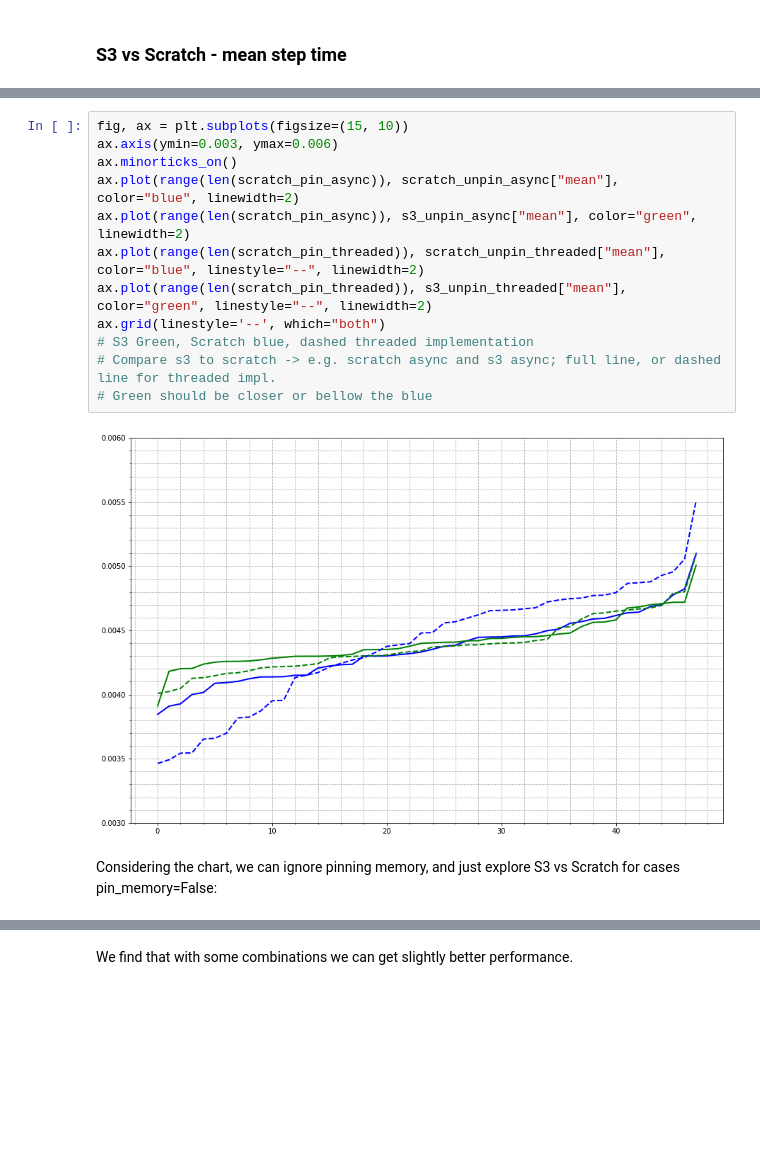
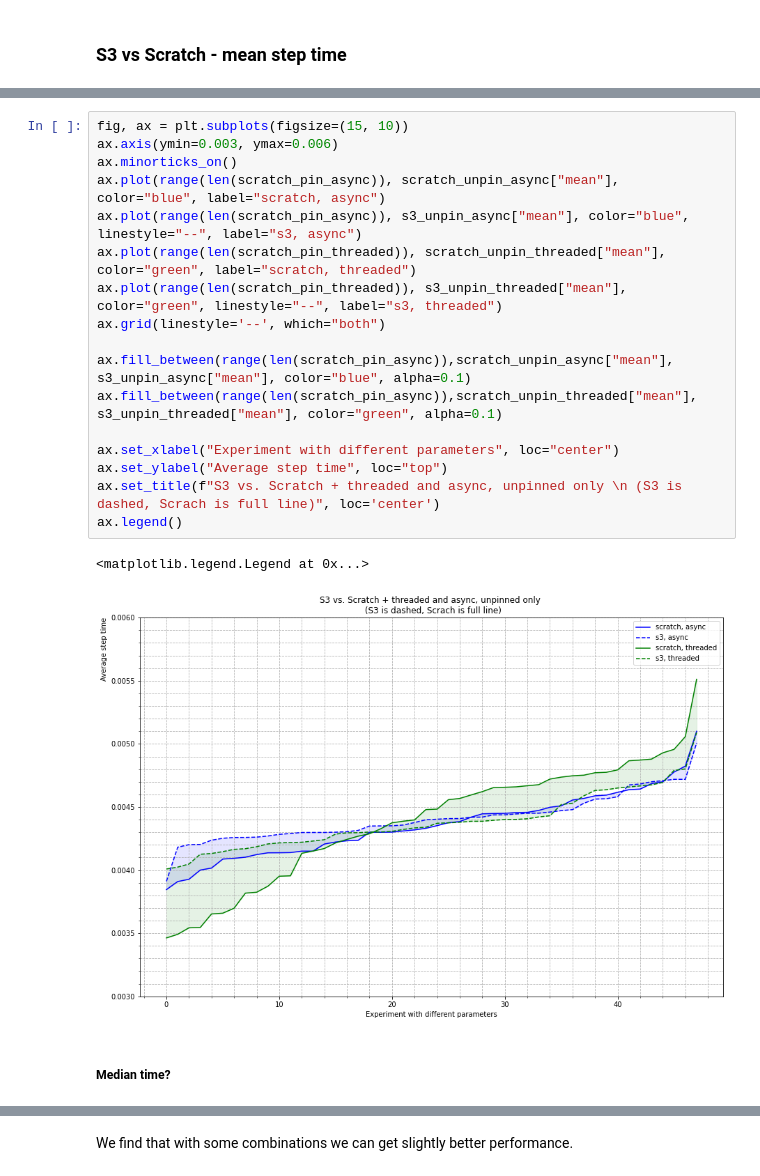
Before and after one commit to iarai/concurrent-dataloader, a Jupyter notebook: src/analysis/AnalysisDataloaderE2E.ipynb, the cells around one changed output, grey strips where cells are left out. Drawn from its saved outputs; the diff is of its cells as text; blank space fills up the shorter version.

```diff
--- a/src/analysis/AnalysisDataloaderE2E.ipynb
+++ b/src/analysis/AnalysisDataloaderE2E.ipynb
@@ -511,16 +602,22 @@ ax.plot(range(len(scratch_pin_threaded)), s3_unpin_threaded["mean"], color="gree
 # %%
 fig, ax = plt.subplots(figsize=(15, 10))
 ax.axis(ymin=0.003, ymax=0.006)
 ax.minorticks_on()
-ax.plot(range(len(scratch_pin_async)), scratch_unpin_async["mean"], color="blue", linewidth=2)
-ax.plot(range(len(scratch_pin_async)), s3_unpin_async["mean"], color="green", linewidth=2)
-ax.plot(range(len(scratch_pin_threaded)), scratch_unpin_threaded["mean"], color="blue", linestyle="--", linewidth=2)
-ax.plot(range(len(scratch_pin_threaded)), s3_unpin_threaded["mean"], color="green", linestyle="--", linewidth=2)
+ax.plot(range(len(scratch_pin_async)), scratch_unpin_async["mean"], color="blue", label="scratch, async")
+ax.plot(range(len(scratch_pin_async)), s3_unpin_async["mean"], color="blue", linestyle="--", label="s3, async")
+ax.plot(range(len(scratch_pin_threaded)), scratch_unpin_threaded["mean"], color="green", label="scratch, threaded")
+ax.plot(range(len(scratch_pin_threaded)), s3_unpin_threaded["mean"], color="green", linestyle="--", label="s3, threaded")
 ax.grid(linestyle='--', which="both")
-# S3 Green, Scratch blue, dashed threaded implementation
-# Compare s3 to scratch -> e.g. scratch async and s3 async; full line, or dashed line for threaded impl.
-# Green should be closer or bellow the blue
+
+ax.fill_between(range(len(scratch_pin_async)),scratch_unpin_async["mean"], s3_unpin_async["mean"], color="blue", alpha=0.1)
+ax.fill_between(range(len(scratch_pin_async)),scratch_unpin_threaded["mean"], s3_unpin_threaded["mean"], color="green", alpha=0.1)
+
+ax.set_xlabel("Experiment with different parameters", loc="center")
+ax.set_ylabel("Average step time", loc="top")
+ax.set_title(f"S3 vs. Scratch + threaded and async, unpinned only \n (S3 is dashed, Scrach is full line)", loc='center')
+ax.legend()
 # %% [output]
+<matplotlib.legend.Legend at 0x...>
-[figure, old version]
+[figure, new version]
-# %% [markdown]
-Considering the chart, we can ignore pinning memory, and just explore S3 vs Scratch for cases pin_memory=False:
+# %% [markdown]
+##### Median time?
```
Also changed, not shown: parts of 30 cells of this notebook, 3 other files.
